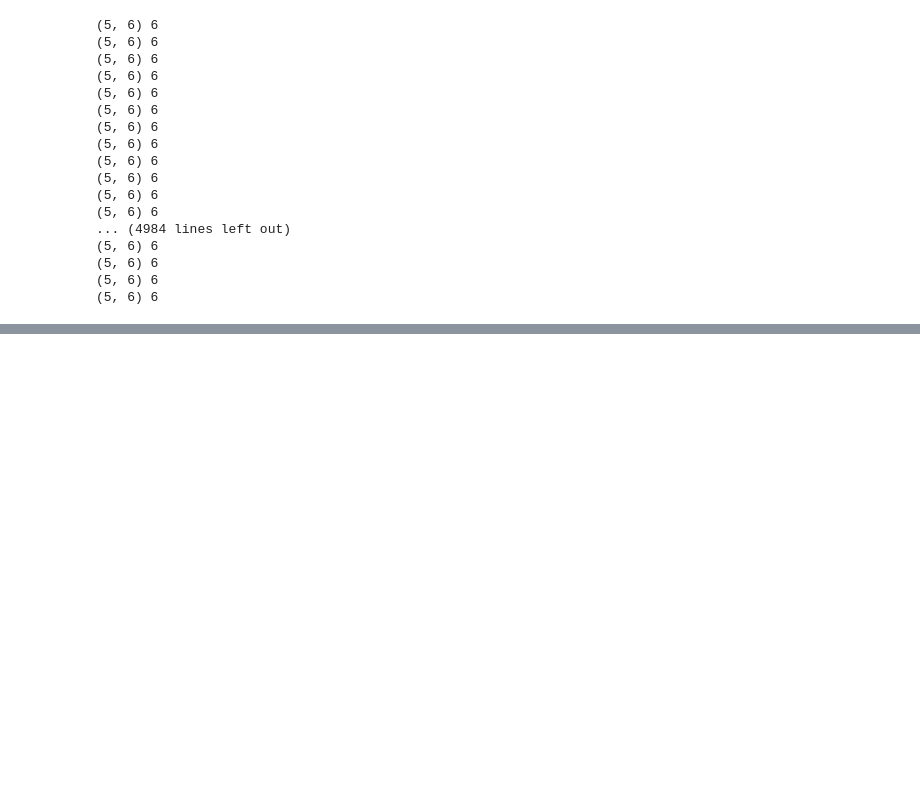
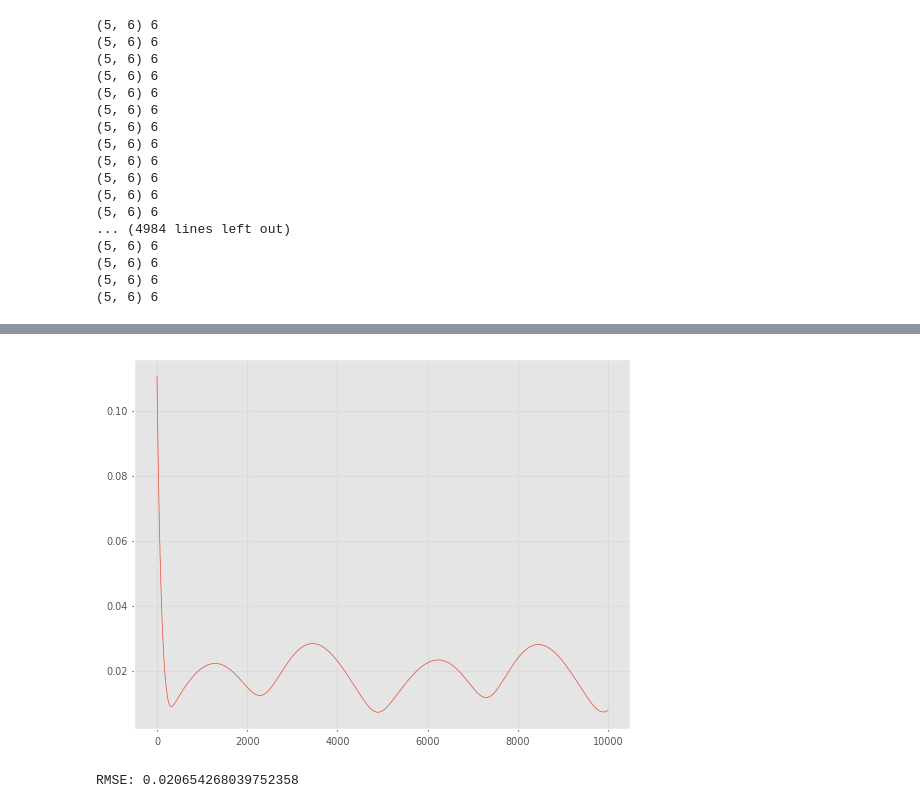
Before and after one commit to the-hive-lab/robotics-toolbox-dkt, a Jupyter notebook: WX200-experiments.ipynb, the cells around one changed output, grey strips where cells are left out. Saved outputs shown, nothing was run; the diff lists cells and outputs as text; code cells hidden in the pictures; blank space fills up the shorter version.

Commit message:
add moving-base fixed-EE experiment

```diff
--- a/WX200-experiments.ipynb
+++ b/WX200-experiments.ipynb
@@ -81,7 +63,7 @@ env.add(goal_axes)
 # %%
 # We can set the pose of the shape using the `.T` attribute.
 # This pose can be either a spatialmat SE3 or a 4x4 ndarray
-ee_axes.T = robot.fkine(robot.q, end='/ee_gripper_link')
+ee_axes.T = robot.fkine(robot.q, end='/ee_arm_link')
 
 # Set the goal axes to something along the x axis
 goal_axes.T = sm.SE3.Trans(0.5, 0.0, 0.5)
@@ -190,6 +159,3 @@ for _ in range(int(duration/dt)):
 (5, 6) 6
 (5, 6) 6
 (5, 6) 6
-# %%
-robot.q = robot.qr
-env.step(dt)
@@ -289,2 +247,2 @@ def p_servo(
 # %%
-init_robotbase = robot.base.copy()
+init_robotbase = robot._T.copy()
@@ -368,0 +347,9 @@ KeyboardInterrupt:
+# %%
+error_history = np.array(error_history)
+plt.plot(error_history)
+plt.show()
+
+print('RMSE:', np.sqrt((error_history**2).mean()))
+# %% [output]
+[figure, added]
+RMSE: 0.020654268039752358
```
Also changed, not shown: parts of 22 cells of this notebook.
